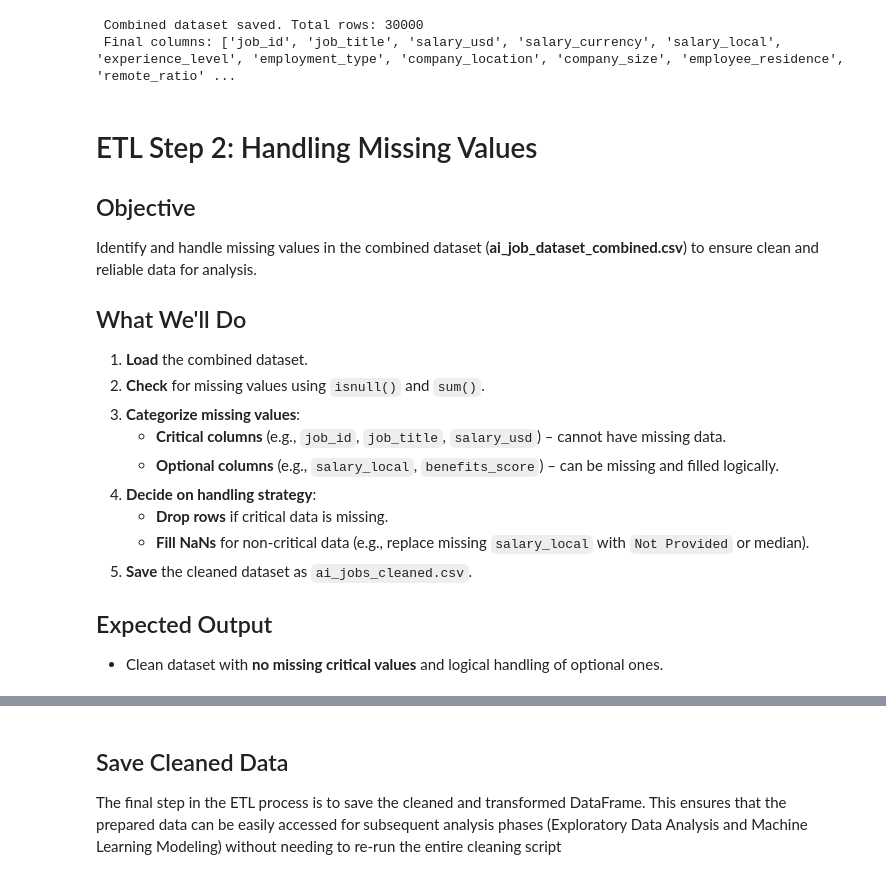
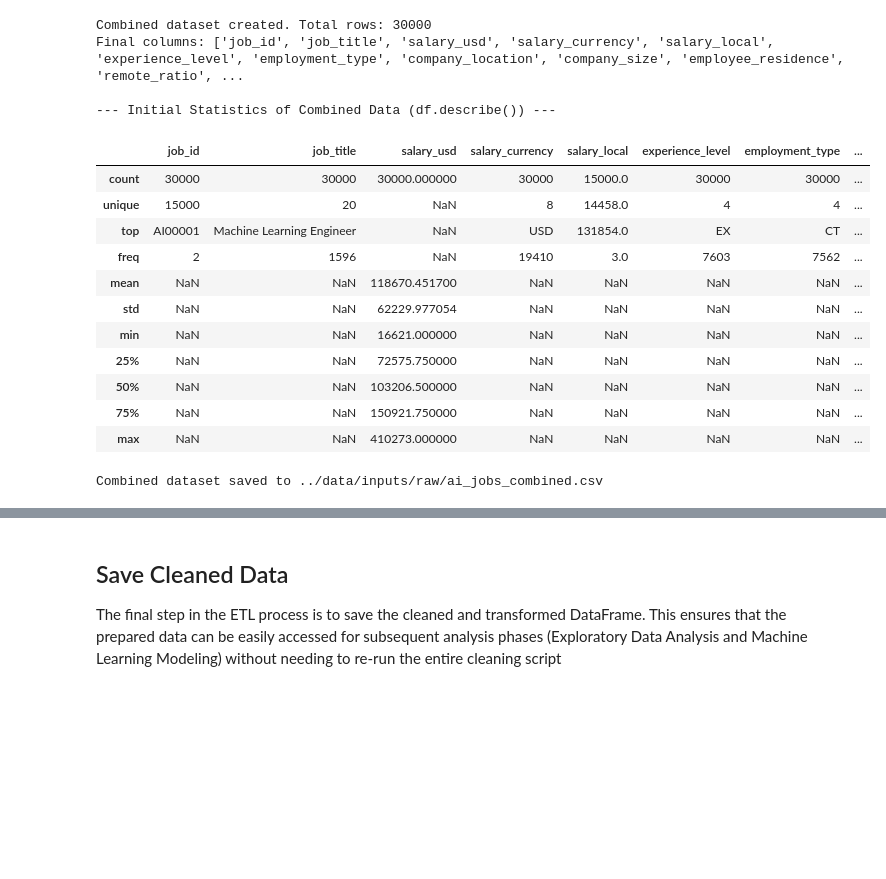
Before and after one commit to Sashafirce/global-ai-job-markets-and-salary-trends-2025, a Jupyter notebook: jupyter_notebooks/01_etl_ai_job.ipynb, the cells around one changed output, grey strips where cells are left out. Cells and saved outputs as stored; diff of their text form; code cells hidden in the pictures; blank space fills up the shorter version.

```diff
--- a/jupyter_notebooks/01_etl_ai_job.ipynb
+++ b/jupyter_notebooks/01_etl_ai_job.ipynb
@@ -27,3 +9,16 @@ import numpy as np
 import matplotlib.pyplot as plt
 import seaborn as sns
 import os
+# %%
+# Set global display options for pandas
+pd.set_option('display.max_columns', None)
+pd.set_option('display.width', 1000)
+
+# Define standard paths (adjust if your notebook is in a different directory relative to 'data')
+RAW_DATA_PATH = "../data/inputs/raw/"
+PROCESSED_DATA_PATH = "../data/inputs/raw/"
+FINAL_DATA_PATH = "../data/inputs/cleaned/"
+
+# Create directories if they don't exist
+os.makedirs(PROCESSED_DATA_PATH, exist_ok=True)
+os.makedirs(FINAL_DATA_PATH, exist_ok=True)
@@ -30,44 +41,43 @@ import os
 # %%
 # Load the dataset
-df1 = pd.read_csv("../data/inputs/raw/ai_job_dataset.csv")
-df2 = pd.read_csv("../data/inputs/raw/ai_job_dataset1.csv")
+df1 = pd.read_csv(os.path.join(RAW_DATA_PATH, "ai_job_dataset.csv"))
+df2 = pd.read_csv(os.path.join(RAW_DATA_PATH, "ai_job_dataset1.csv"))
 
 # Align the columns of the two dataframes
 for col in df2.columns:
     if col not in df1.columns:
         df1[col] = pd.NA # Fill missing columns with NA
 
 # Ensure both datasets have same column order
 df1 = df1[df2.columns]
 
 # Concatenate the two datasets
 combined_df = pd.concat([df1, df2], ignore_index=True)
 
-# Save the combined dataset to a new CSV file
-combined_df.to_csv("../data/inputs/raw/ai_job_dataset_combined.csv", index=False)
+print(f"Combined dataset created. Total rows: {combined_df.shape[0]}")
+print(f"Final columns: {combined_df.columns.tolist()}")
 
-# Print the shape of the combined dataset
-print(f" Combined dataset saved. Total rows: {combined_df.shape[0]}")
-print(f" Final columns: {combined_df.columns.tolist()}")
+print("\n--- Initial Statistics of Combined Data (df.describe()) ---")
+display(combined_df.describe(include='all')) # Include 'all' for mixed types
+
+# Save the combined dataset to the processed directory
+combined_df.to_csv(os.path.join(PROCESSED_DATA_PATH, "ai_jobs_combined.csv"), index=False)
+print(f"Combined dataset saved to {os.path.join(PROCESSED_DATA_PATH, 'ai_jobs_combined.csv')}")
 # %% [output]
- Combined dataset saved. Total rows: 30000
- Final columns: ['job_id', 'job_title', 'salary_usd', 'salary_currency', 'salary_local', 'experience_level', 'employment_type', 'company_location', 'company_size', 'employee_residence', 'remote_ratio' ...
+Combined dataset created. Total rows: 30000
+Final columns: ['job_id', 'job_title', 'salary_usd', 'salary_currency', 'salary_local', 'experience_level', 'employment_type', 'company_location', 'company_size', 'employee_residence', 'remote_ratio', ...
+
+--- Initial Statistics of Combined Data (df.describe()) ---
+|  | job_id | job_title | salary_usd | salary_currency | salary_local | experience_level | employment_type | ... |
+| count | 30000 | 30000 | 30000.000000 | 30000 | 15000.0 | 30000 | 30000 | ... |
+| unique | 15000 | 20 | NaN | 8 | 14458.0 | 4 | 4 | ... |
+| top | AI00001 | Machine Learning Engineer | NaN | USD | 131854.0 | EX | CT | ... |
+| freq | 2 | 1596 | NaN | 19410 | 3.0 | 7603 | 7562 | ... |
+| mean | NaN | NaN | 118670.451700 | NaN | NaN | NaN | NaN | ... |
+| std | NaN | NaN | 62229.977054 | NaN | NaN | NaN | NaN | ... |
+| min | NaN | NaN | 16621.000000 | NaN | NaN | NaN | NaN | ... |
+| 25% | NaN | NaN | 72575.750000 | NaN | NaN | NaN | NaN | ... |
+| 50% | NaN | NaN | 103206.500000 | NaN | NaN | NaN | NaN | ... |
+| 75% | NaN | NaN | 150921.750000 | NaN | NaN | NaN | NaN | ... |
+| max | NaN | NaN | 410273.000000 | NaN | NaN | NaN | NaN | ... |
+Combined dataset saved to ../data/inputs/raw/ai_jobs_combined.csv
-# %% [markdown]
-# ETL Step 2: Handling Missing Values
-
-## Objective
-Identify and handle missing values in the combined dataset (**ai_job_dataset_combined.csv**) to ensure clean and reliable data for analysis.
-
-## What We'll Do
-1. **Load** the combined dataset.
-2. **Check** for missing values using `isnull()` and `sum()`.
-3. **Categorize missing values**:
-   - **Critical columns** (e.g., `job_id`, `job_title`, `salary_usd`) – cannot have missing data.
-   - **Optional columns** (e.g., `salary_local`, `benefits_score`) – can be missing and filled logically.
-4. **Decide on handling strategy**:
-   - **Drop rows** if critical data is missing.
-   - **Fill NaNs** for non-critical data (e.g., replace missing `salary_local` with `Not Provided` or median).
-5. **Save** the cleaned dataset as `ai_jobs_cleaned.csv`.
-
-##  Expected Output
-- Clean dataset with **no missing critical values** and logical handling of optional ones.
```
Also changed, not shown: parts of 25 cells of this notebook, 4 other files.
